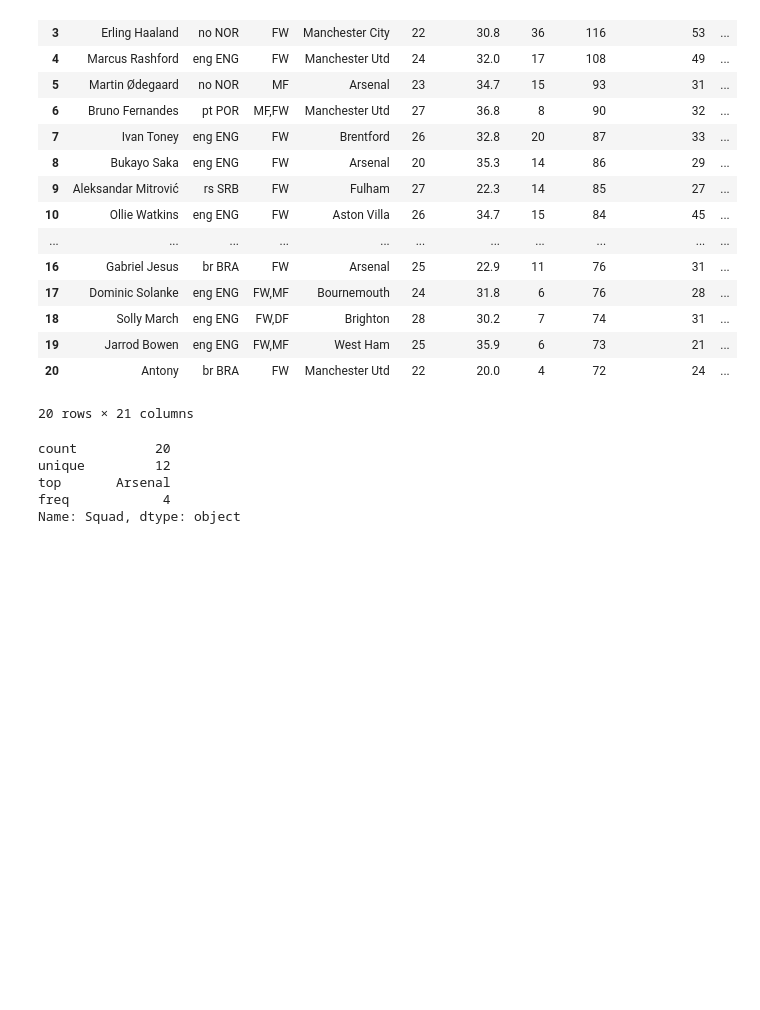
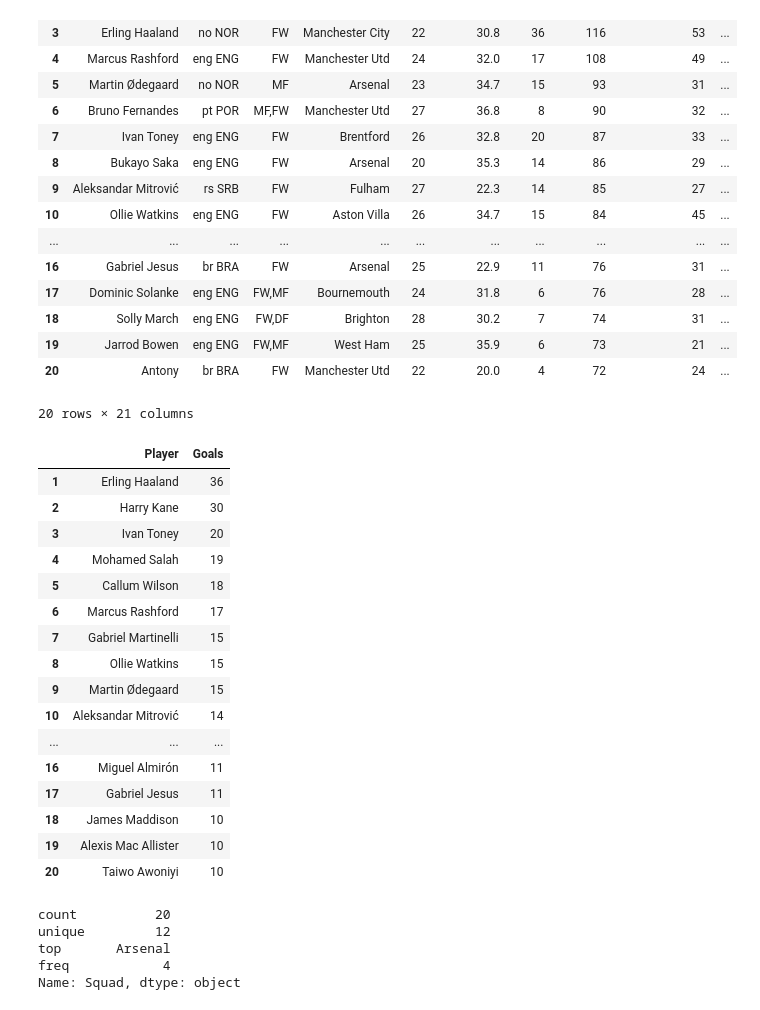
Before and after one commit to ayomidecole/Prem2022-23-data, a Jupyter notebook: x_player_shooting_analysis.ipynb, the cells around one changed output. Drawn from its saved outputs; the diff is of its cells as text; code cells hidden in the pictures; blank space fills up the shorter version.

```diff
--- a/x_player_shooting_analysis.ipynb
+++ b/x_player_shooting_analysis.ipynb
@@ -45,6 +46,28 @@ player_shooting_top20
 | 19 | Jarrod Bowen | eng ENG | FW,MF | West Ham | 25 | 35.9 | 6 | 73 | 21 | ... |
 | 20 | Antony | br BRA | FW | Manchester Utd | 22 | 20.0 | 4 | 72 | 24 | ... |
 20 rows × 21 columns
+# %%
+player_goals_top20 = player_shooting.sort_values('Goals', ascending=False).head(20).reset_index(drop=True)
+player_goals_top20.index = player_goals_top20.index + 1
+player_goals_top20[['Player', 'Goals']]
+# %% [output]
+|  | Player | Goals |
+| 1 | Erling Haaland | 36 |
+| 2 | Harry Kane | 30 |
+| 3 | Ivan Toney | 20 |
+| 4 | Mohamed Salah | 19 |
+| 5 | Callum Wilson | 18 |
+| 6 | Marcus Rashford | 17 |
+| 7 | Gabriel Martinelli | 15 |
+| 8 | Ollie Watkins | 15 |
+| 9 | Martin Ødegaard | 15 |
+| 10 | Aleksandar Mitrović | 14 |
+| ... | ... | ... |
+| 16 | Miguel Almirón | 11 |
+| 17 | Gabriel Jesus | 11 |
+| 18 | James Maddison | 10 |
+| 19 | Alexis Mac Allister | 10 |
+| 20 | Taiwo Awoniyi | 10 |
 # %%
 player_shooting_top20['Squad'].describe()
 # %% [output]
```
Also changed, not shown: parts of 6 cells of this notebook.
